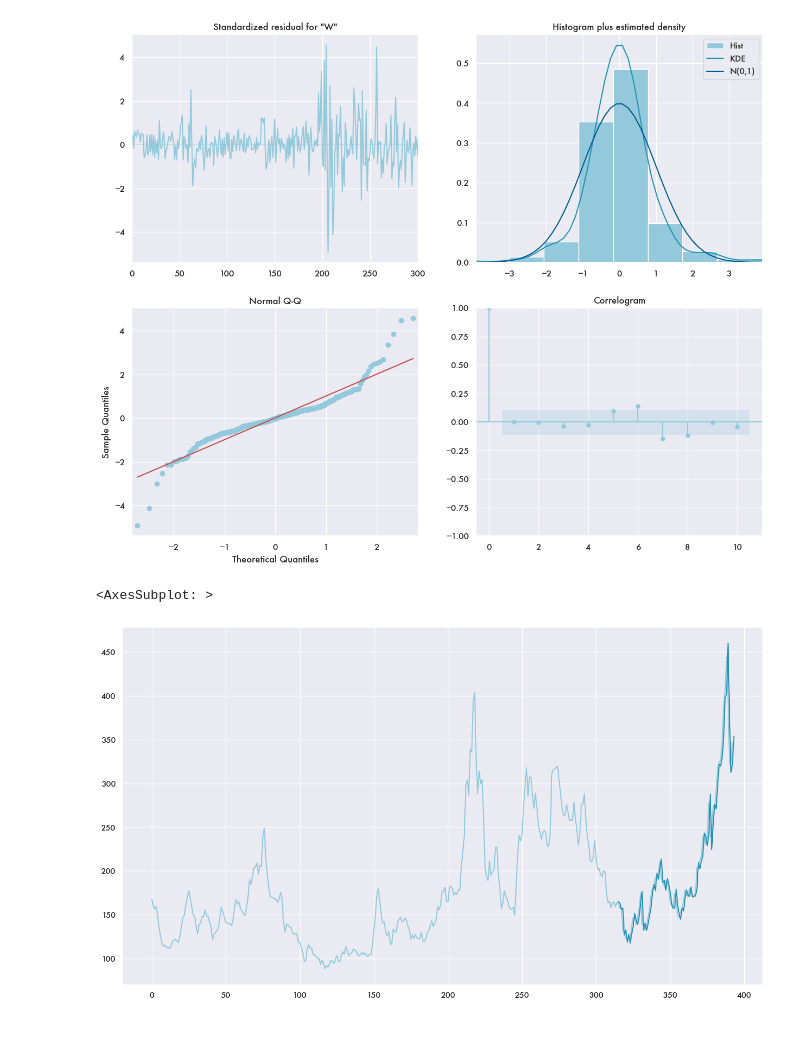
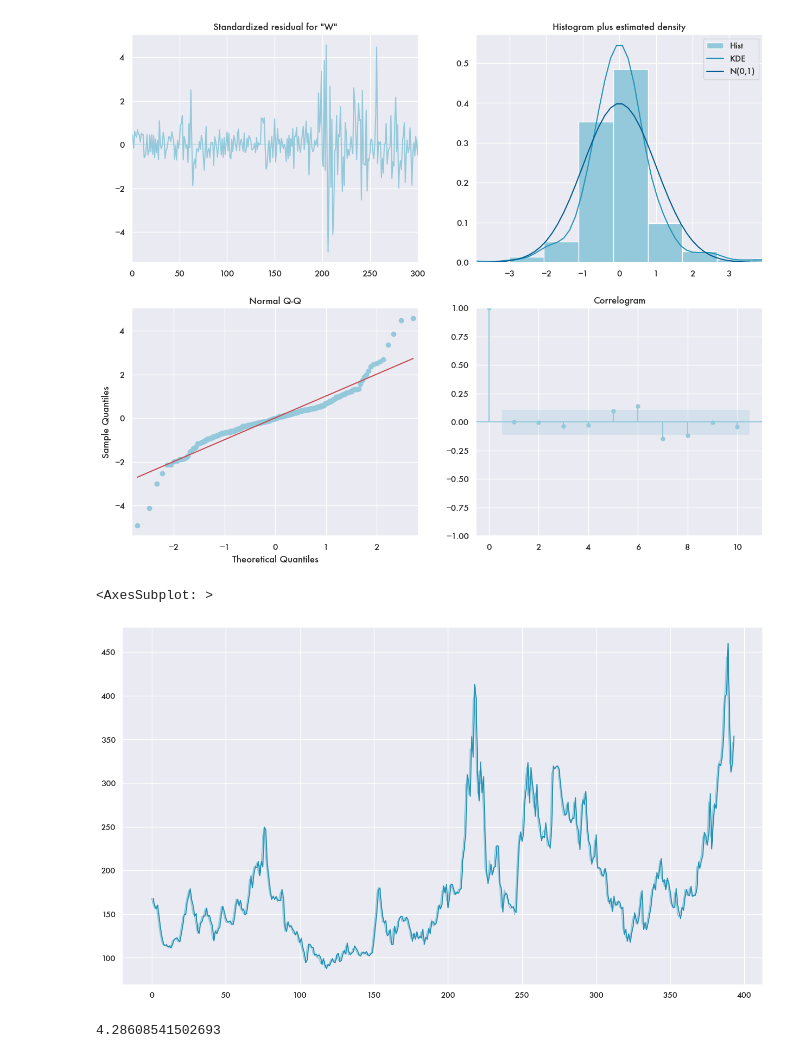
Before and after one commit to dhruv-pandit/time-series-project, a Jupyter notebook: Code:Notebooks/notebook_analysis_dhruv.ipynb, the cells around one changed output. Cells and saved outputs as stored; diff of their text form; code cells hidden in the pictures.

Commit message:
rmse

```diff
--- a/Code:Notebooks/notebook_analysis_dhruv.ipynb
+++ b/Code:Notebooks/notebook_analysis_dhruv.ipynb
@@ -374,11 +374,17 @@ model_final.plot_diagnostics(figsize=(15,12))
 [figure]
 [figure]
 # %%
-start = df_wheat_train.shape[0]
+start = 1
 end = df_wheat_train.shape[0] + df_wheat_test.shape[0] -1
 predict = model_final.predict(start, end)
 ax = df_wheat['Wheat_Price'].plot(figsize=(16, 9))
 predict.plot(ax = ax)
 # %% [output]
 <AxesSubplot: >
-[figure, old version]
+[figure, new version]
+# %%
+from statsmodels.tools.eval_measures import rmse
+error=rmse(predict.values, df_wheat['Wheat_Price'])
+error
+# %% [output]
+4.28608541502693
```
